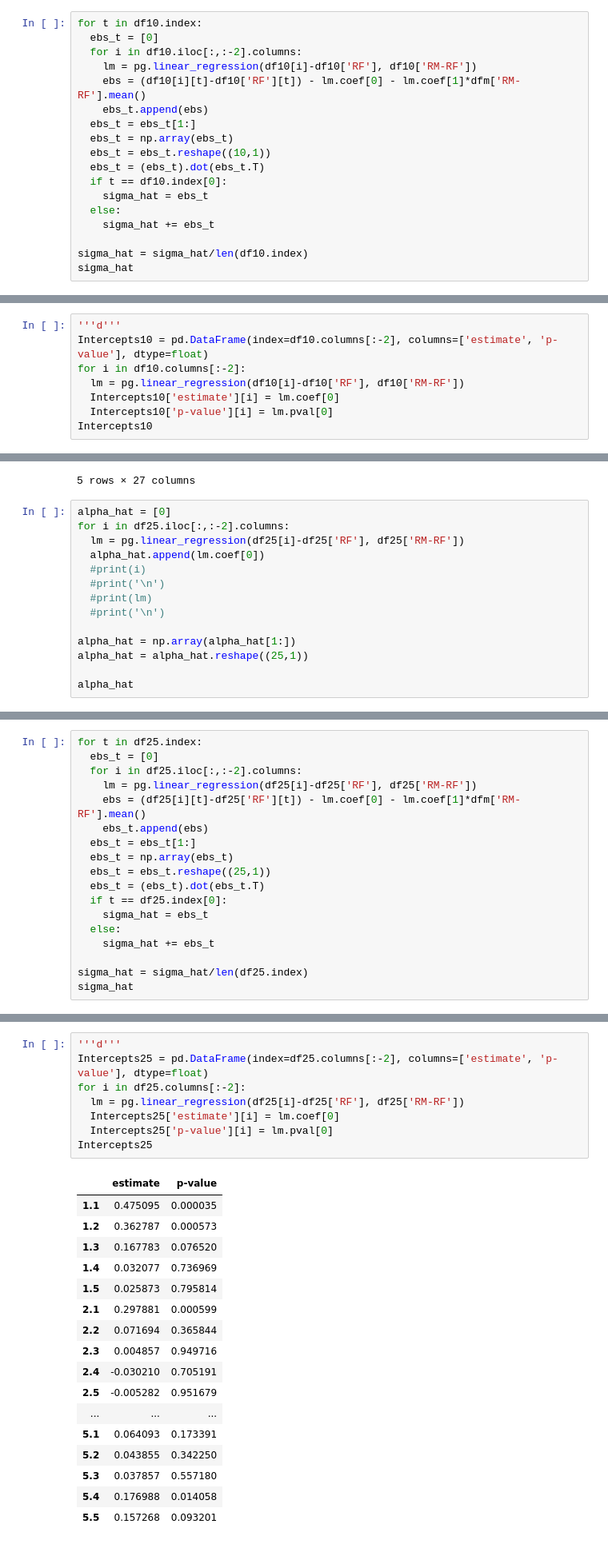
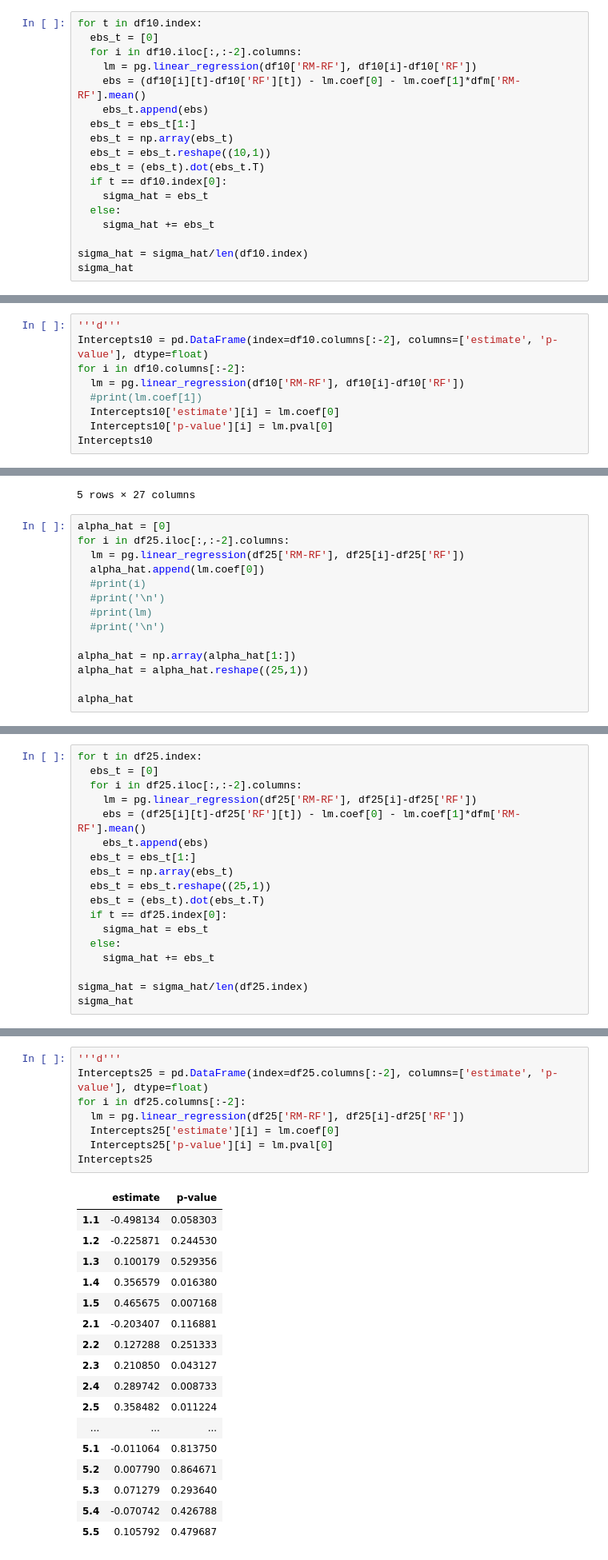
Before and after one commit to Ray88888888/QI-PS, a Jupyter notebook: Quantitative_Investing_Problem_Set_4_(Ray,_Zhewei,_Xinling).ipynb, the cells around one changed output, grey strips where cells are left out. Shown at 80% size. Saved outputs shown, nothing was run; the diff lists cells and outputs as text.

```diff
--- a/Quantitative_Investing_Problem_Set_4_(Ray,_Zhewei,_Xinling).ipynb
+++ b/Quantitative_Investing_Problem_Set_4_(Ray,_Zhewei,_Xinling).ipynb
@@ -455,7 +461,7 @@ array([[ 0.62872373],
 for t in df10.index:
   ebs_t = [0]
   for i in df10.iloc[:,:-2].columns:
-    lm = pg.linear_regression(df10[i]-df10['RF'], df10['RM-RF'])
+    lm = pg.linear_regression(df10['RM-RF'], df10[i]-df10['RF'])
     ebs = (df10[i][t]-df10['RF'][t]) - lm.coef[0] - lm.coef[1]*dfm['RM-RF'].mean()
     ebs_t.append(ebs)
   ebs_t = ebs_t[1:]
@@ -500,7 +506,8 @@ p-value [[0.07672679]]
 '''d'''
 Intercepts10 = pd.DataFrame(index=df10.columns[:-2], columns=['estimate', 'p-value'], dtype=float)
 for i in df10.columns[:-2]:
-  lm = pg.linear_regression(df10[i]-df10['RF'], df10['RM-RF'])
+  lm = pg.linear_regression(df10['RM-RF'], df10[i]-df10['RF'])
+  #print(lm.coef[1])
   Intercepts10['estimate'][i] = lm.coef[0]
   Intercepts10['p-value'][i] = lm.pval[0]
 Intercepts10
@@ -604,7 +621,7 @@ df25.head()
 # %%
 alpha_hat = [0]
 for i in df25.iloc[:,:-2].columns:
-  lm = pg.linear_regression(df25[i]-df25['RF'], df25['RM-RF'])
+  lm = pg.linear_regression(df25['RM-RF'], df25[i]-df25['RF'])
   alpha_hat.append(lm.coef[0])
   #print(i)
   #print('\n')
@@ -637,7 +654,7 @@ array([[ 0.47509518],
 for t in df25.index:
   ebs_t = [0]
   for i in df25.iloc[:,:-2].columns:
-    lm = pg.linear_regression(df25[i]-df25['RF'], df25['RM-RF'])
+    lm = pg.linear_regression(df25['RM-RF'], df25[i]-df25['RF'])
     ebs = (df25[i][t]-df25['RF'][t]) - lm.coef[0] - lm.coef[1]*dfm['RM-RF'].mean()
     ebs_t.append(ebs)
   ebs_t = ebs_t[1:]
@@ -678,29 +695,29 @@ p-value [[0.19134941]]
 # %%
 '''d'''
 Intercepts25 = pd.DataFrame(index=df25.columns[:-2], columns=['estimate', 'p-value'], dtype=float)
 for i in df25.columns[:-2]:
-  lm = pg.linear_regression(df25[i]-df25['RF'], df25['RM-RF'])
+  lm = pg.linear_regression(df25['RM-RF'], df25[i]-df25['RF'])
   Intercepts25['estimate'][i] = lm.coef[0]
   Intercepts25['p-value'][i] = lm.pval[0]
 Intercepts25
 # %% [output]
 |  | estimate | p-value |
-| 1.1 | 0.475095 | 0.000035 |
-| 1.2 | 0.362787 | 0.000573 |
-| 1.3 | 0.167783 | 0.076520 |
-| 1.4 | 0.032077 | 0.736969 |
-| 1.5 | 0.025873 | 0.795814 |
-| 2.1 | 0.297881 | 0.000599 |
-| 2.2 | 0.071694 | 0.365844 |
-| 2.3 | 0.004857 | 0.949716 |
-| 2.4 | -0.030210 | 0.705191 |
-| 2.5 | -0.005282 | 0.951679 |
+| 1.1 | -0.498134 | 0.058303 |
+| 1.2 | -0.225871 | 0.244530 |
+| 1.3 | 0.100179 | 0.529356 |
+| 1.4 | 0.356579 | 0.016380 |
+| 1.5 | 0.465675 | 0.007168 |
+| 2.1 | -0.203407 | 0.116881 |
+| 2.2 | 0.127288 | 0.251333 |
+| 2.3 | 0.210850 | 0.043127 |
+| 2.4 | 0.289742 | 0.008733 |
+| 2.5 | 0.358482 | 0.011224 |
 | ... | ... | ... |
-| 5.1 | 0.064093 | 0.173391 |
-| 5.2 | 0.043855 | 0.342250 |
-| 5.3 | 0.037857 | 0.557180 |
-| 5.4 | 0.176988 | 0.014058 |
-| 5.5 | 0.157268 | 0.093201 |
+| 5.1 | -0.011064 | 0.813750 |
+| 5.2 | 0.007790 | 0.864671 |
+| 5.3 | 0.071279 | 0.293640 |
+| 5.4 | -0.070742 | 0.426788 |
+| 5.5 | 0.105792 | 0.479687 |
 # %% [markdown]
 ###g (in-sample tangency portfolio)
 # %%
```
Also changed, not shown: parts of 25 cells of this notebook.
